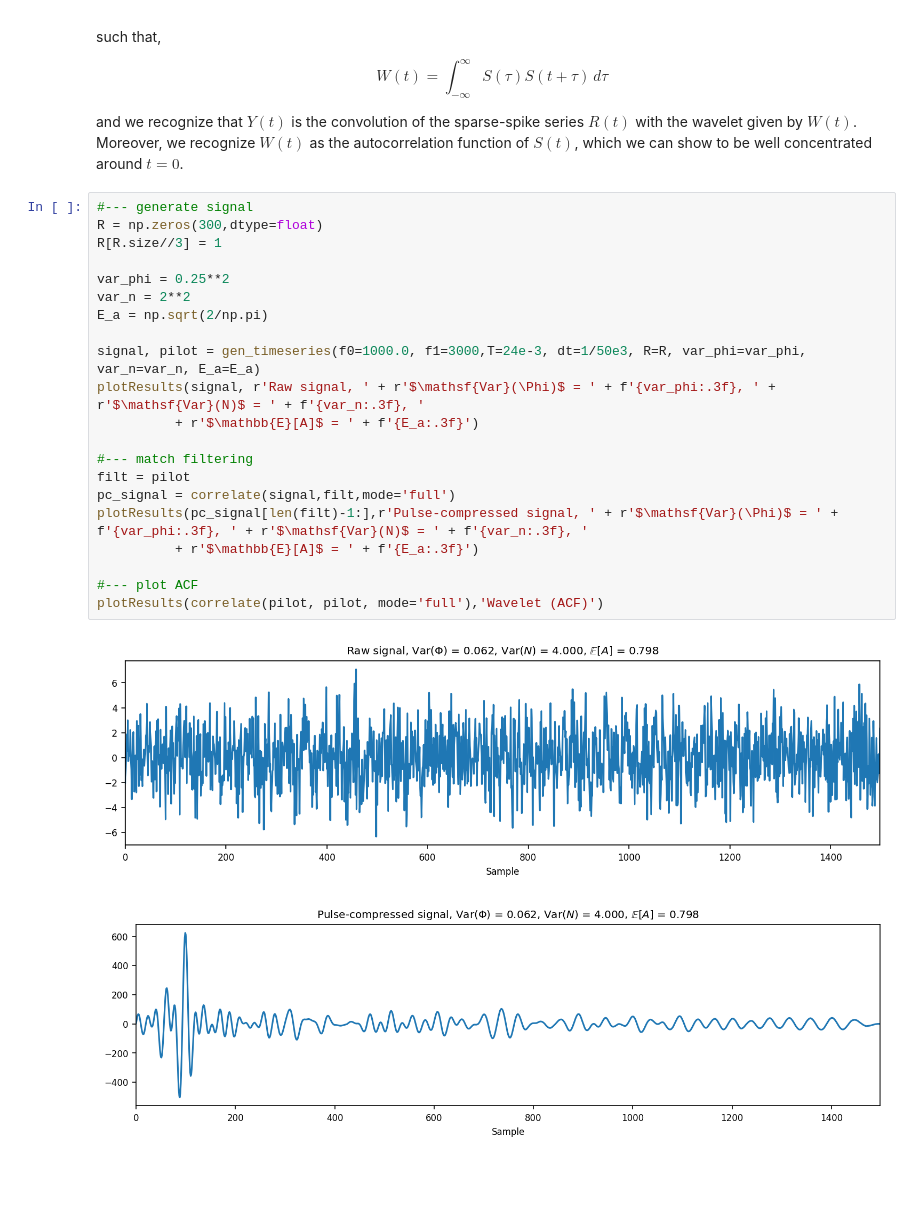
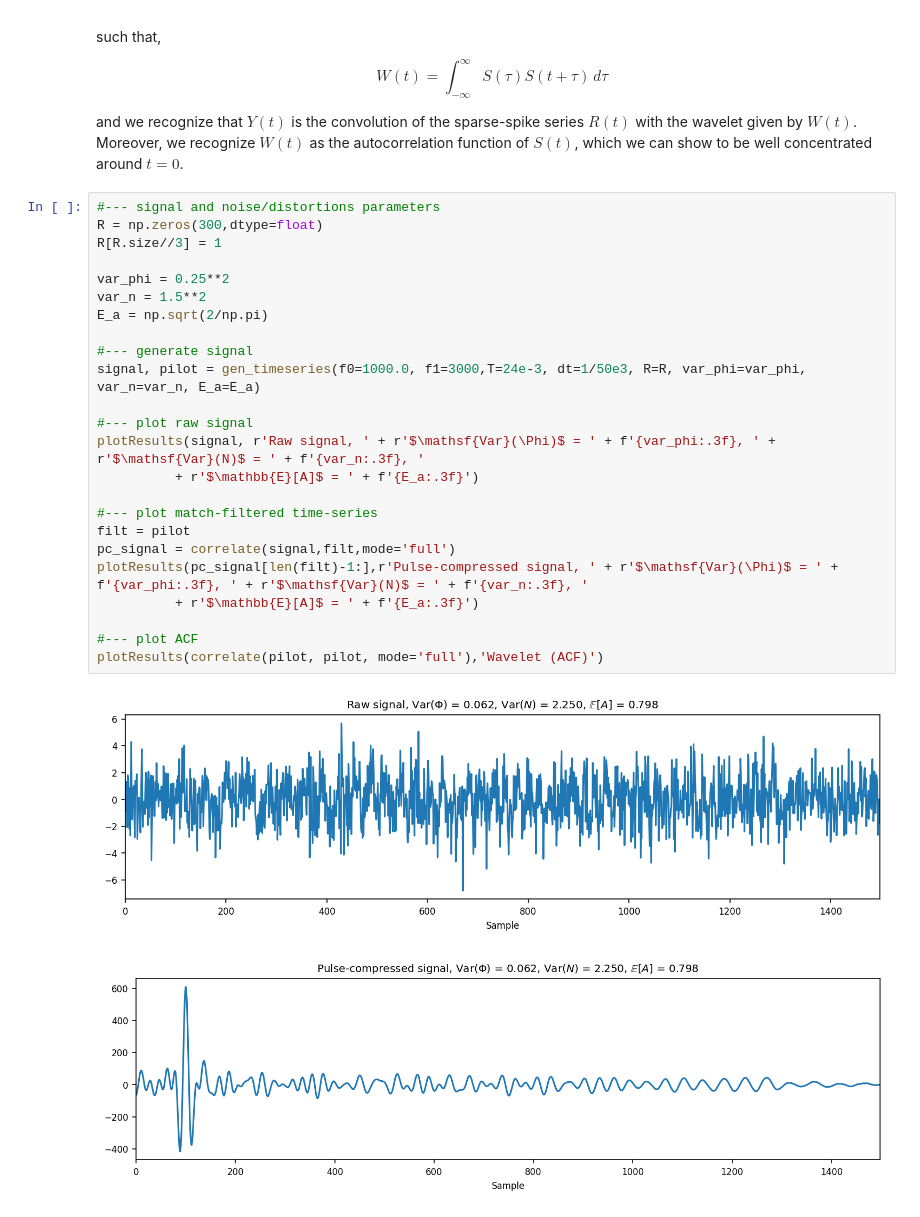
Before and after one commit to adamgogacz/time-series-processing, a Jupyter notebook: pulse_compression.ipynb, the cells around one changed output. Cells and saved outputs as stored; diff of their text form; blank space fills up the shorter version.

Commit message:
Matched-filtering with various noise components

```diff
--- a/pulse_compression.ipynb
+++ b/pulse_compression.ipynb
@@ -111,27 +111,30 @@ $$
 
 and we recognize that $Y(t)$ is the convolution of the sparse-spike series $R(t)$ with the wavelet given by $W(t)$. Moreover, we recognize $W(t)$ as the autocorrelation function of $S(t)$, which we can show to be well concentrated around $t=0$.
 # %%
-#--- generate signal
+#--- signal and noise/distortions parameters
 R = np.zeros(300,dtype=float)
 R[R.size//3] = 1
 
 var_phi = 0.25**2
-var_n = 2**2
+var_n = 1.5**2
 E_a = np.sqrt(2/np.pi)
 
+#--- generate signal
 signal, pilot = gen_timeseries(f0=1000.0, f1=3000,T=24e-3, dt=1/50e3, R=R, var_phi=var_phi, var_n=var_n, E_a=E_a)
+
+#--- plot raw signal
 plotResults(signal, r'Raw signal, ' + r'$\mathsf{Var}(\Phi)$ = ' + f'{var_phi:.3f}, ' + r'$\mathsf{Var}(N)$ = ' + f'{var_n:.3f}, '
           + r'$\mathbb{E}[A]$ = ' + f'{E_a:.3f}')
 
-#--- match filtering
+#--- plot match-filtered time-series
 filt = pilot
 pc_signal = correlate(signal,filt,mode='full')
 plotResults(pc_signal[len(filt)-1:],r'Pulse-compressed signal, ' + r'$\mathsf{Var}(\Phi)$ = ' + f'{var_phi:.3f}, ' + r'$\mathsf{Var}(N)$ = ' + f'{var_n:.3f}, '
           + r'$\mathbb{E}[A]$ = ' + f'{E_a:.3f}')
 
 #--- plot ACF
 plotResults(correlate(pilot, pilot, mode='full'),'Wavelet (ACF)')
 # %% [output]
-[figure, old version]
+[figure, new version]
-[figure, old version]
+[figure, new version]
 [figure]
```
